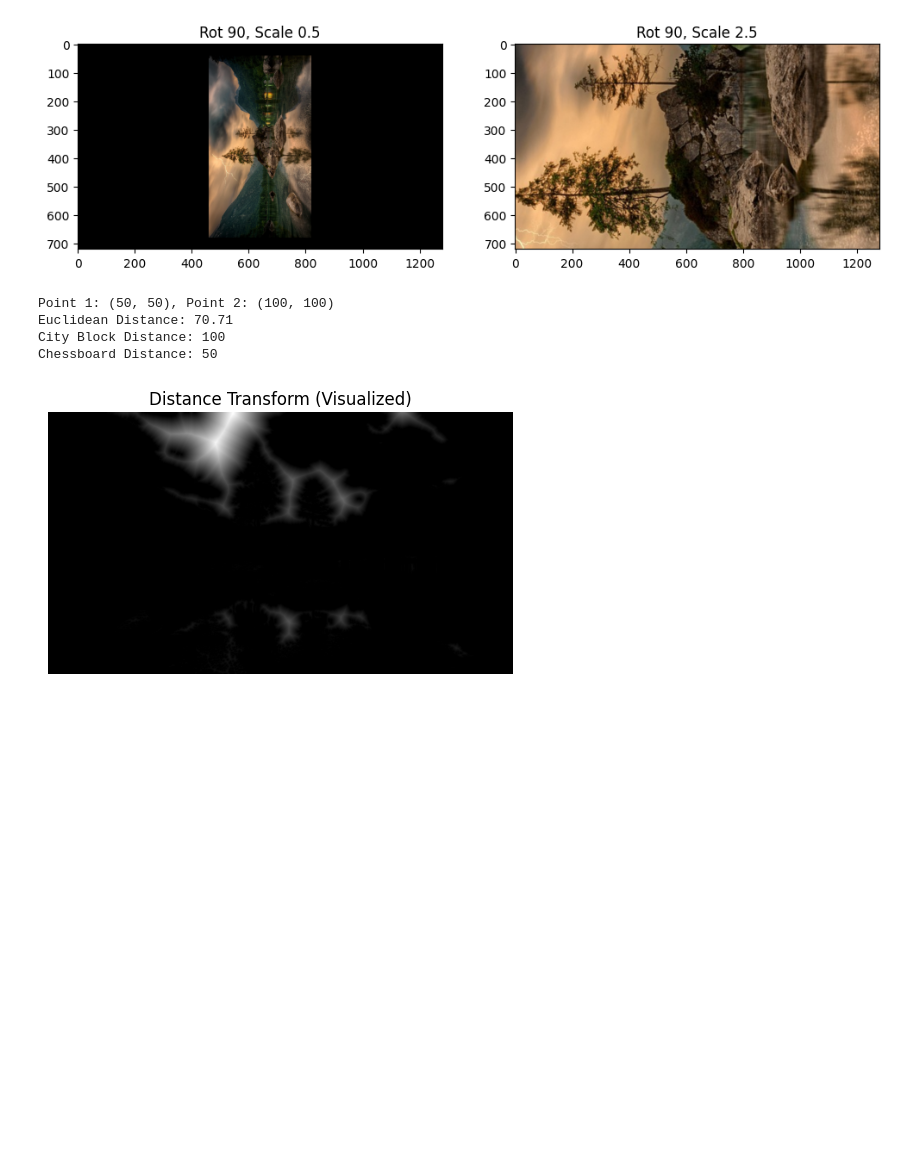
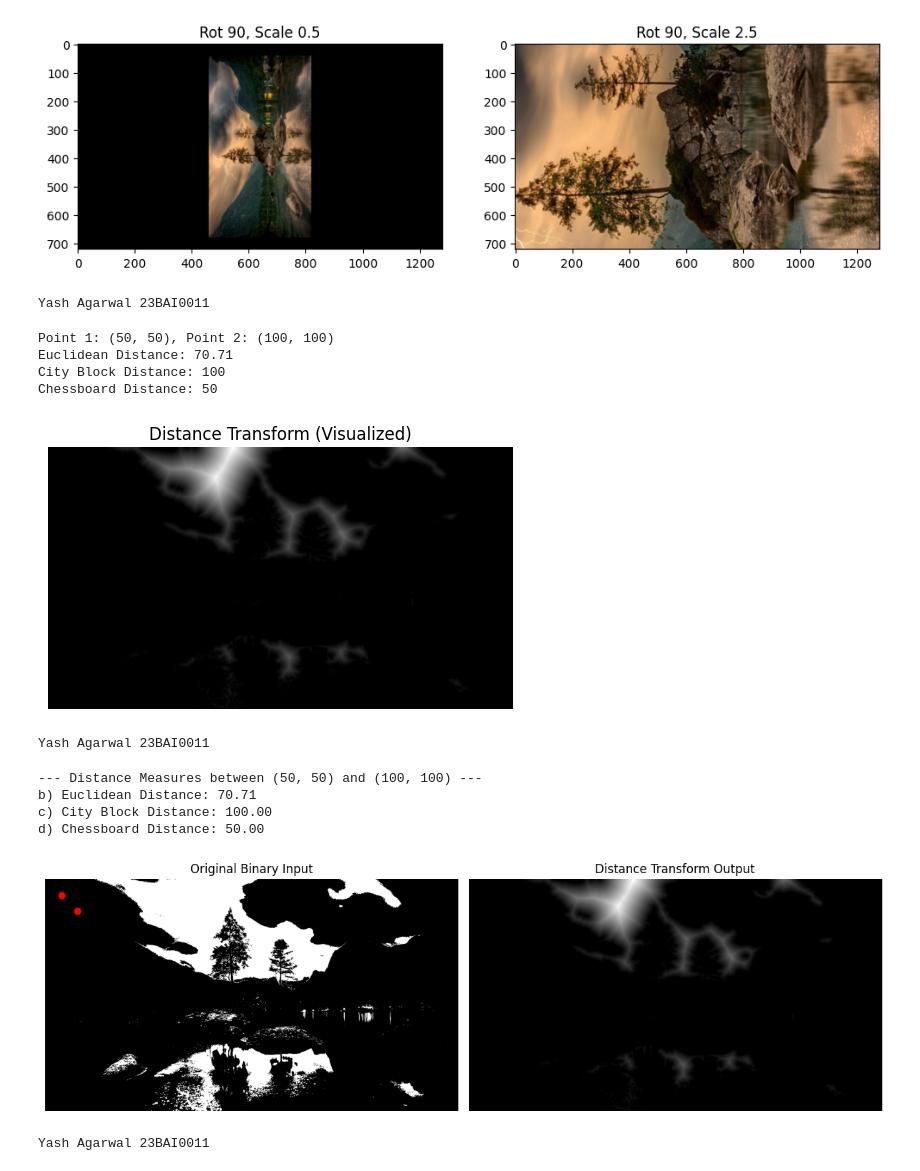
Before and after one commit to Yash-Agarwal3125/MV, a Jupyter notebook: first assesment.ipynb, the cells around one changed output. Saved outputs shown, nothing was run; the diff lists cells and outputs as text; code cells hidden in the pictures; blank space fills up the shorter version.

```diff
--- a/first assesment.ipynb
+++ b/first assesment.ipynb
@@ -139,8 +150,10 @@ axs[0].set_title('Rot 90, Scale 0.5')
 axs[1].imshow(cv2.cvtColor(rotated_up, cv2.COLOR_BGR2RGB))
 axs[1].set_title('Rot 90, Scale 2.5')
 plt.show()
+print("Yash Agarwal 23BAI0011")
 # %% [output]
 [figure]
+Yash Agarwal 23BAI0011
 # %%
 from scipy.spatial import distance
 p1 = (50, 50)
@@ -168,9 +181,50 @@ plt.imshow(dist_transform, cmap='gray')
 plt.title("Distance Transform (Visualized)")
 plt.axis('off')
 plt.show()
+print("Yash Agarwal 23BAI0011")
 # %% [output]
 Point 1: (50, 50), Point 2: (100, 100)
 Euclidean Distance: 70.71
 City Block Distance: 100
 Chessboard Distance: 50
 [figure]
+Yash Agarwal 23BAI0011
+# %%
+gray = cv2.cvtColor(img, cv2.COLOR_BGR2GRAY)
+_, img_binary = cv2.threshold(gray, 127, 255, cv2.THRESH_BINARY)
+p1 = (50, 50)
+p2 = (100, 100)
+dist_transform = cv2.distanceTransform(img_binary, cv2.DIST_L2, 5)
+d_euclidean = distance.euclidean(p1, p2)
+d_cityblock = distance.cityblock(p1, p2)
+d_chessboard = distance.chebyshev(p1, p2)
+
+print(f"--- Distance Measures between {p1} and {p2} ---")
+print(f"b) Euclidean Distance: {d_euclidean:.2f}")
+print(f"c) City Block Distance: {d_cityblock:.2f}")
+print(f"d) Chessboard Distance: {d_chessboard:.2f}")
+plt.figure(figsize=(12, 6))
+
+# Subplot 1: Input Binary Image
+plt.subplot(1, 2, 1)
+plt.imshow(img_binary, cmap='gray')
+plt.title("Original Binary Input")
+plt.scatter([p1[1], p2[1]], [p1[0], p2[0]], color='red', s=40)
+plt.axis('off')
+
+# Subplot 2: Distance Transform
+plt.subplot(1, 2, 2)
+plt.imshow(dist_transform, cmap='gray')
+plt.title("Distance Transform Output")
+plt.axis('off')
+
+plt.tight_layout()
+plt.show()
+print("Yash Agarwal 23BAI0011")
+# %% [output]
+--- Distance Measures between (50, 50) and (100, 100) ---
+b) Euclidean Distance: 70.71
+c) City Block Distance: 100.00
+d) Chessboard Distance: 50.00
+[figure, added]
+Yash Agarwal 23BAI0011
```
Also changed, not shown: parts of 6 cells of this notebook.
